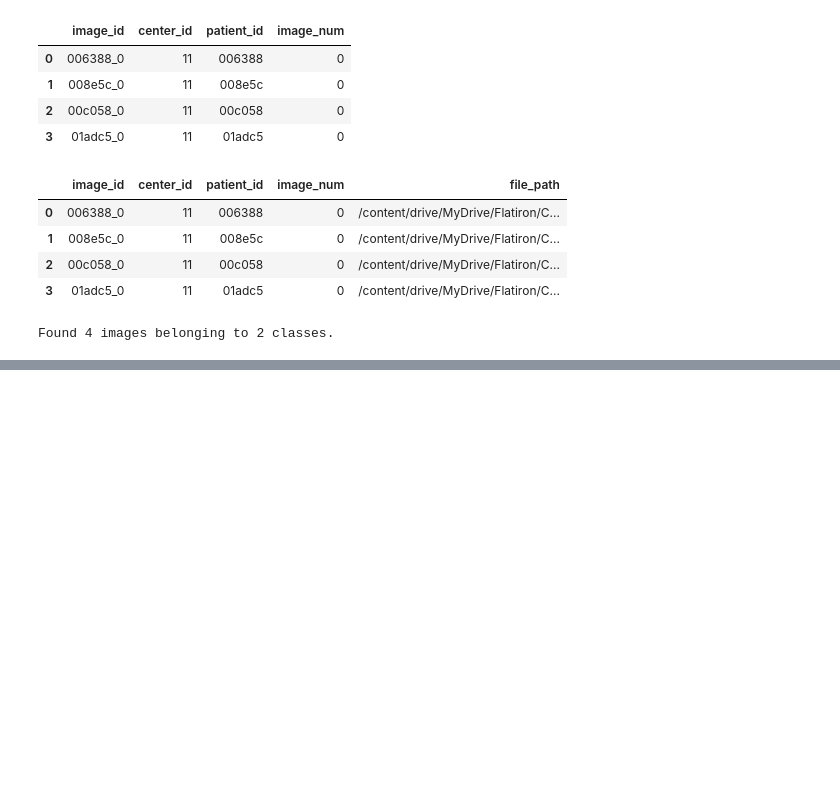
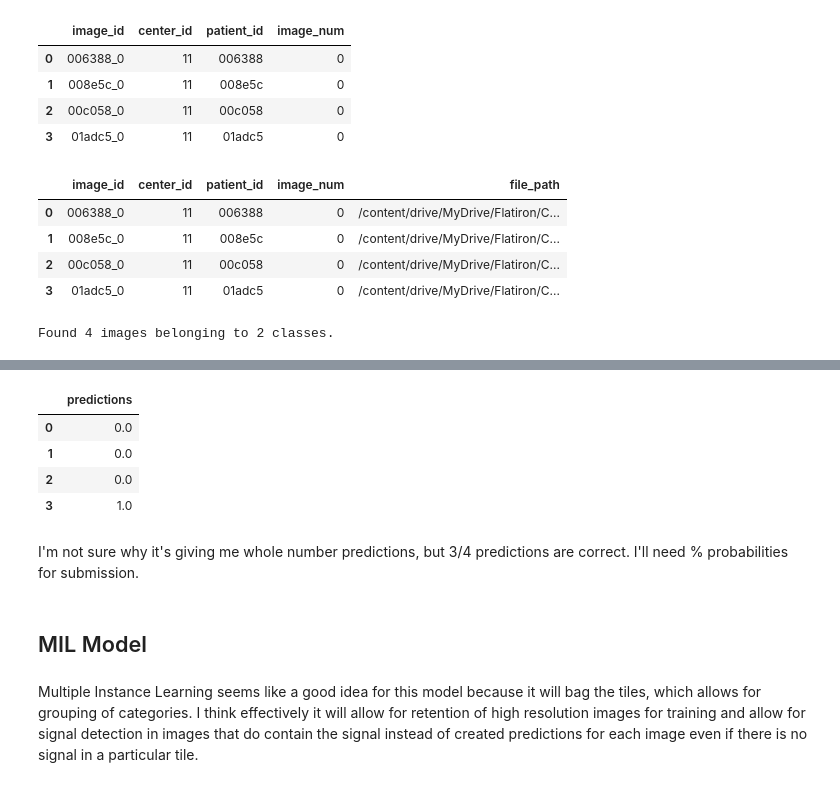
Before and after one commit to samoliver3/capstone-STRIP-AI, a Jupyter notebook: STRIP.ipynb, the cells around one changed output, grey strips where cells are left out. Cells and saved outputs as stored; diff of their text form; code cells hidden in the pictures; blank space fills up the shorter version.

```diff
--- a/STRIP.ipynb
+++ b/STRIP.ipynb
@@ -1775,10 +1724,10 @@ png_test
 # %%
 # use ImageDataGenerator
 permutes = ImageDataGenerator(
-    # rescale = 1. / 255,     # multiply the data by the value provided
-    # shear_range = 0.2,     # this distorts the image along an axis
-    # zoom_range = 0.2,     # range for random zoom
-    # horizontal_flip = True     # random horizontal flip
+    rescale = 1. / 255,     # multiply the data by the value provided
+    shear_range = 0.2,     # this distorts the image along an axis
+    zoom_range = 0.2,     # range for random zoom
+    horizontal_flip = True     # random horizontal flip
 )
 
 png_test_gen = permutes.flow_from_directory(
@@ -1805,0 +1755,15 @@ array([[1152.6987],
+# %%
+preds_df = pd.DataFrame(y_hat, columns=['predictions'])
+preds_df
+# %% [output]
+|  | predictions |
+| 0 | 0.0 |
+| 1 | 0.0 |
+| 2 | 0.0 |
+| 3 | 1.0 |
+# %% [markdown]
+I'm not sure why it's giving me whole number predictions, but 3/4 predictions are correct. I'll need % probabilities for submission.
+# %% [markdown]
+## MIL Model
+# %% [markdown]
+Multiple Instance Learning seems like a good idea for this model because it will bag the tiles, which allows for grouping of categories. I think effectively it will allow for retention of high resolution images for training and allow for signal detection in images that do contain the signal instead of created predictions for each image even if there is no signal in a particular tile.
```
Also changed, not shown: parts of 39 cells of this notebook.
